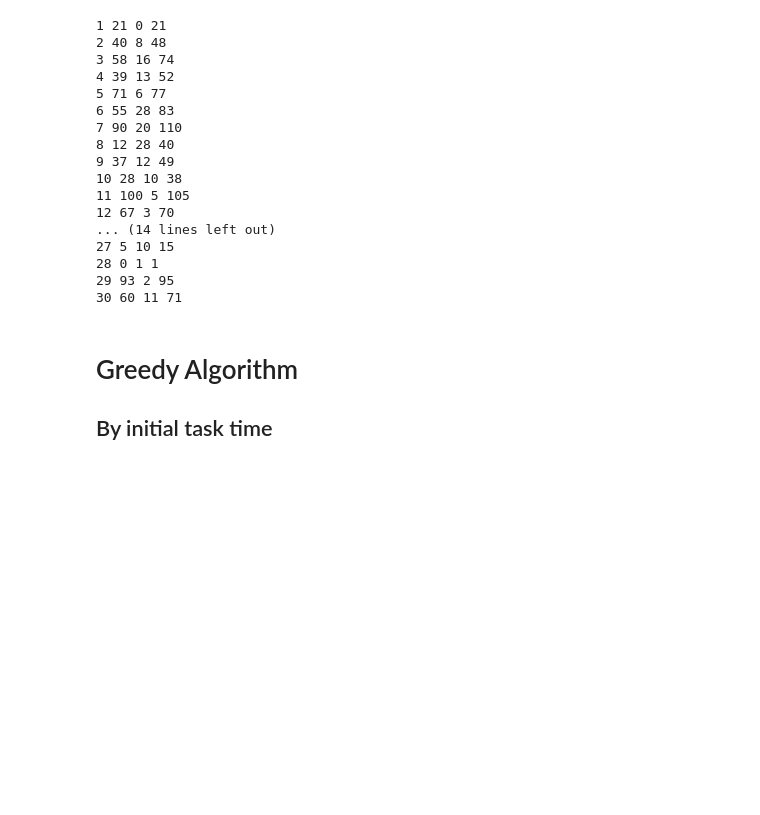
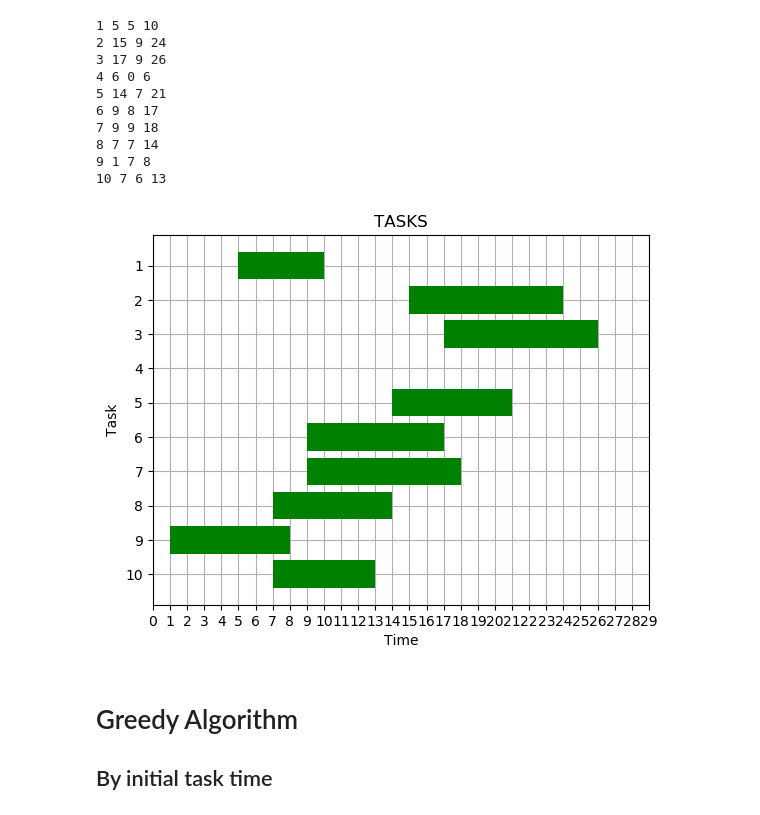
Before and after one commit to projeto-de-algoritmos/lista3Greedy, a Jupyter notebook: greedy.ipynb, the cells around one changed output. Drawn from its saved outputs; the diff is of its cells as text; code cells hidden in the pictures; blank space fills up the shorter version.

Commit message:
Plot the charts after each algoritm

```diff
--- a/greedy.ipynb
+++ b/greedy.ipynb
@@ -3,40 +3,63 @@ import matplotlib as plt
 import numpy as np
+# %%
+MAX_INIT_TIME = 20
+MAX_DURATION = 10
 # %%
 # Class for Task
 class Task():
     def __init__(self, num):
-        self.initTime = np.random.randint(0, 101)
-        self.duration = np.random.randint(0, 30)
+        self.initTime = np.random.randint(0, MAX_INIT_TIME)
+        self.duration = np.random.randint(0, MAX_DURATION)
         self.endTime = self.initTime + self.duration
         self.num = num
 
         print(self.num+1, self.initTime, self.duration, self.endTime)
 # %%
 # Number of tasks for example
-numTasks = 30
+numTasks = 10
 # Empty array of tasks
 tasks = []
 
 for i in range(numTasks):
     tasks.append(Task(i))
 # %% [output]
-1 21 0 21
-2 40 8 48
-3 58 16 74
-4 39 13 52
-5 71 6 77
-6 55 28 83
-7 90 20 110
-8 12 28 40
-9 37 12 49
-10 28 10 38
-11 100 5 105
-12 67 3 70
-... (14 lines left out)
-27 5 10 15
-28 0 1 1
-29 93 2 95
-30 60 11 71
+1 5 5 10
+2 15 9 24
+3 17 9 26
+4 6 0 6
+5 14 7 21
+6 9 8 17
+7 9 9 18
+8 7 7 14
+9 1 7 8
+10 7 6 13
+# %%
+def plotGraph(tasks_arr):
+    fig, ax = plt.subplots()
+
+    n_task = []
+    duration = []
+    initTimes = []
+    for task in tasks_arr:
+        n_task.append(str(task.num + 1))
+        duration.append(task.duration)
+        initTimes.append(task.initTime)
+
+    ax.barh(n_task, duration, left=initTimes, color='green', zorder=3)
+    ax.grid(which='both', zorder=0)
+    ax.set_yticks(n_task)
+    ax.set_yticklabels(n_task)
+    ax.set_xticks(np.arange(0, MAX_INIT_TIME + MAX_DURATION))
+    ax.invert_yaxis()  # labels read top-to-bottom
+    ax.set_ylabel('Task')
+    ax.set_xlabel('Time')
+    ax.set_title('TASKS')
+
+    plt.show()
+
+plotGraph(tasks)
+# %% [output]
+[figure, added]
 # %% [markdown]
 # Greedy Algorithm
 
```
Also changed, not shown: parts of 10 cells of this notebook.
